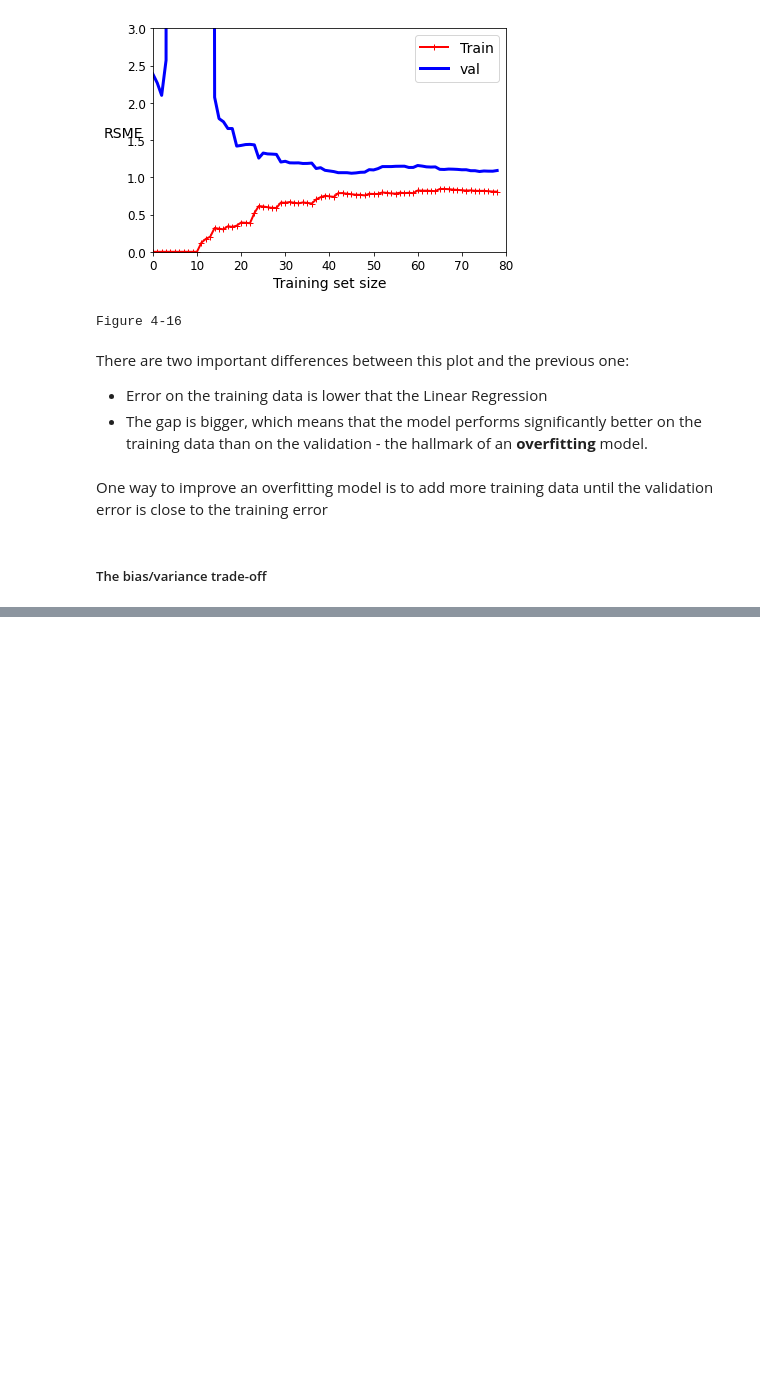
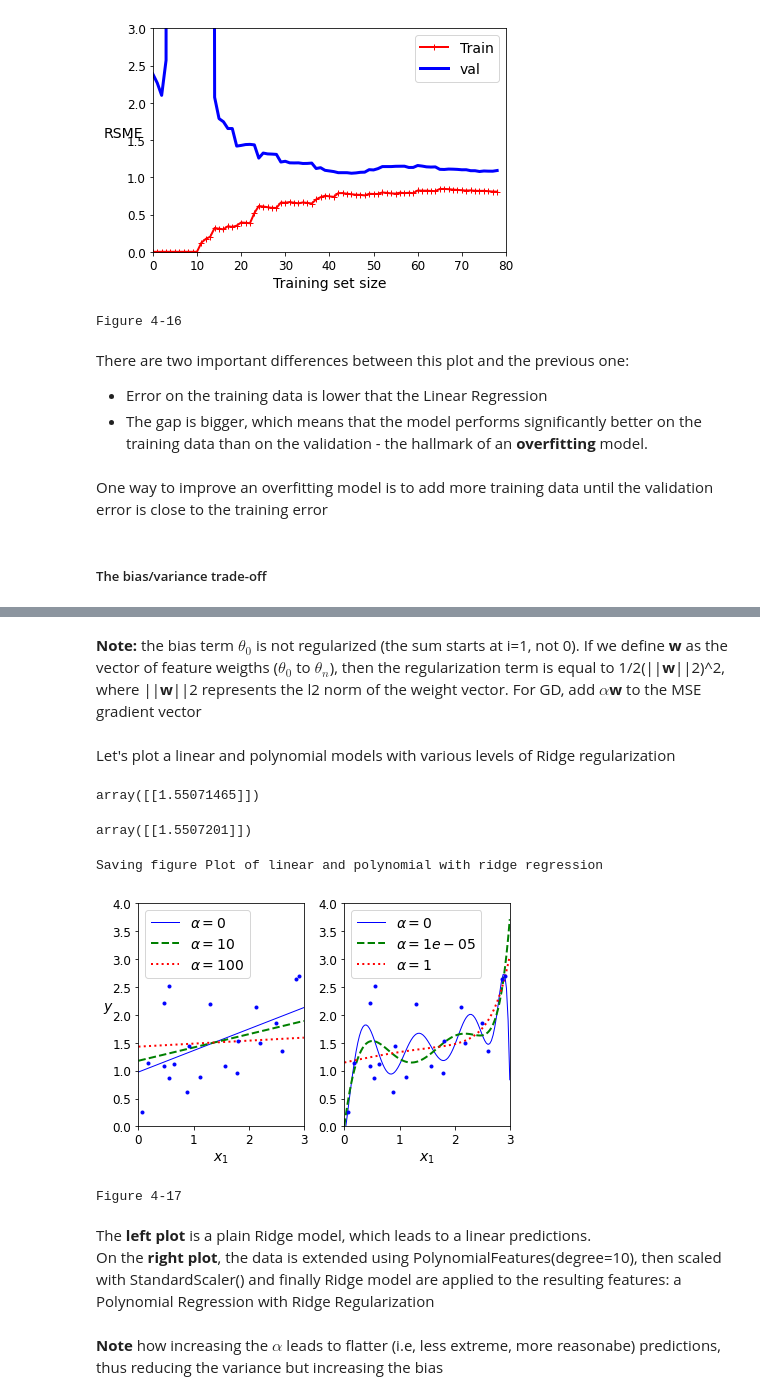
Before and after one commit to MarkJasonE/HandsOnML-TrainingLinearModels-Exercise, a Jupyter notebook: TrainingLinearModels.ipynb, the cells around one changed output, grey strips where cells are left out. Saved outputs shown, nothing was run; the diff lists cells and outputs as text; code cells hidden in the pictures; blank space fills up the shorter version.

Commit message:
Added in section: Regularized linear models, point: ridge regression. Added plots

```diff
--- a/TrainingLinearModels.ipynb
+++ b/TrainingLinearModels.ipynb
@@ -607,0 +626,63 @@ A model's generalization error can be expressed as the sum of 3 different errors
+# %% [markdown]
+<strong>Note:</strong> the bias term $\theta_0$ is not regularized (the sum starts at i=1, not 0). If we define <strong>w</strong> as the vector of feature weigths ($\theta_0$ to $\theta_n$), then the regularization term is equal to 1/2(||<strong>w</strong>||2)^2, where ||<strong>w</strong>||2 represents the l2 norm of the weight vector. For GD, add $\alpha$<strong>w</strong> to the MSE gradient vector
+# %% [markdown]
+Let's plot a linear and polynomial models with various levels of Ridge regularization
+# %%
+np.random.seed(42)
+m = 20
+X = 3 * np.random.rand(m, 1)
+y = 1 + 0.5 * X + np.random.randn(m, 1) / 1.5
+X_new = np.linspace(0, 3, 100).reshape(100, 1)
+# %%
+#sklearn.linear_model.Ridge(alpha=1.0, *, fit_intercept=True, normalize=False,
+#copy_X=True, max_iter=None, tol=0.001, solver="auto", random_state=None)
+ridge_reg = Ridge(alpha=1, solver="cholesky", random_state=42)
+ridge_reg.fit(X, y)
+ridge_reg.predict([[1.5]])
+# %% [output]
+array([[1.55071465]])
+# %%
+ridge_reg = Ridge(alpha=1, solver="sag", random_state=42)
+ridge_reg.fit(X, y)
+ridge_reg.predict([[1.5]])
+# %% [output]
+array([[1.5507201]])
+# %%
+def plot_model(model_class, polynomial, alphas, **model_kargs):
+    for alpha, style in zip(alphas, ("b-", "g--", "r:")):
+        model = model_class(alpha, **model_kargs) if alpha > 0 else LinearRegression()
+        if polynomial:
+            model = Pipeline([
+                ("poly_fetures", PolynomialFeatures(degree=10 , include_bias=False)),
+                ("std_scaler", StandardScaler()),
+                ("regul_reg", model)
+            ])
+        model.fit(X, y)
+        y_new_regul = model.predict(X_new)
+        lw = 2 if alpha > 0 else 1
+        plt.plot(X_new, y_new_regul, style ,linewidth=lw, label=r"$\alpha = {}$".format(alpha))
+
+    plt.plot(X, y, "b.", linewidth=3)
+    plt.legend(loc="upper left", fontsize=14)
+    plt.xlabel("$x_1$", fontsize=14)
+    plt.axis([0, 3, 0, 4])
+
+plt.plot(figsize=(8, 4))
+plt.subplot(121)
+plot_model(Ridge, polynomial=False, alphas=(0, 10, 100), random_state=42)
+plt.ylabel("$y$", rotation=0, fontsize=14)
+plt.subplot(122)
+plot_model(Ridge, polynomial=True, alphas=(0, 10**-5, 1), random_state=42)
+
+save_fig("Plot of linear and polynomial with ridge regression")
+plt.show()
+print("Figure 4-17")
+# %% [output]
+Saving figure Plot of linear and polynomial with ridge regression
+[figure, added]
+Figure 4-17
+# %% [markdown]
+The <strong>left plot</strong> is a plain Ridge model, which leads to a linear predictions.<br>
+On the <strong>right plot</strong>, the data is extended using PolynomialFeatures(degree=10), then scaled with StandardScaler() and finally Ridge model are applied to the resulting features: a Polynomial Regression with Ridge Regularization
+# %% [markdown]
+<strong>Note</strong> how increasing the $\alpha$ leads to flatter (i.e, less extreme, more reasonabe) predictions, thus reducing the variance but increasing the bias
```
Also changed, not shown: parts of 11 cells of this notebook, 3 other files.
